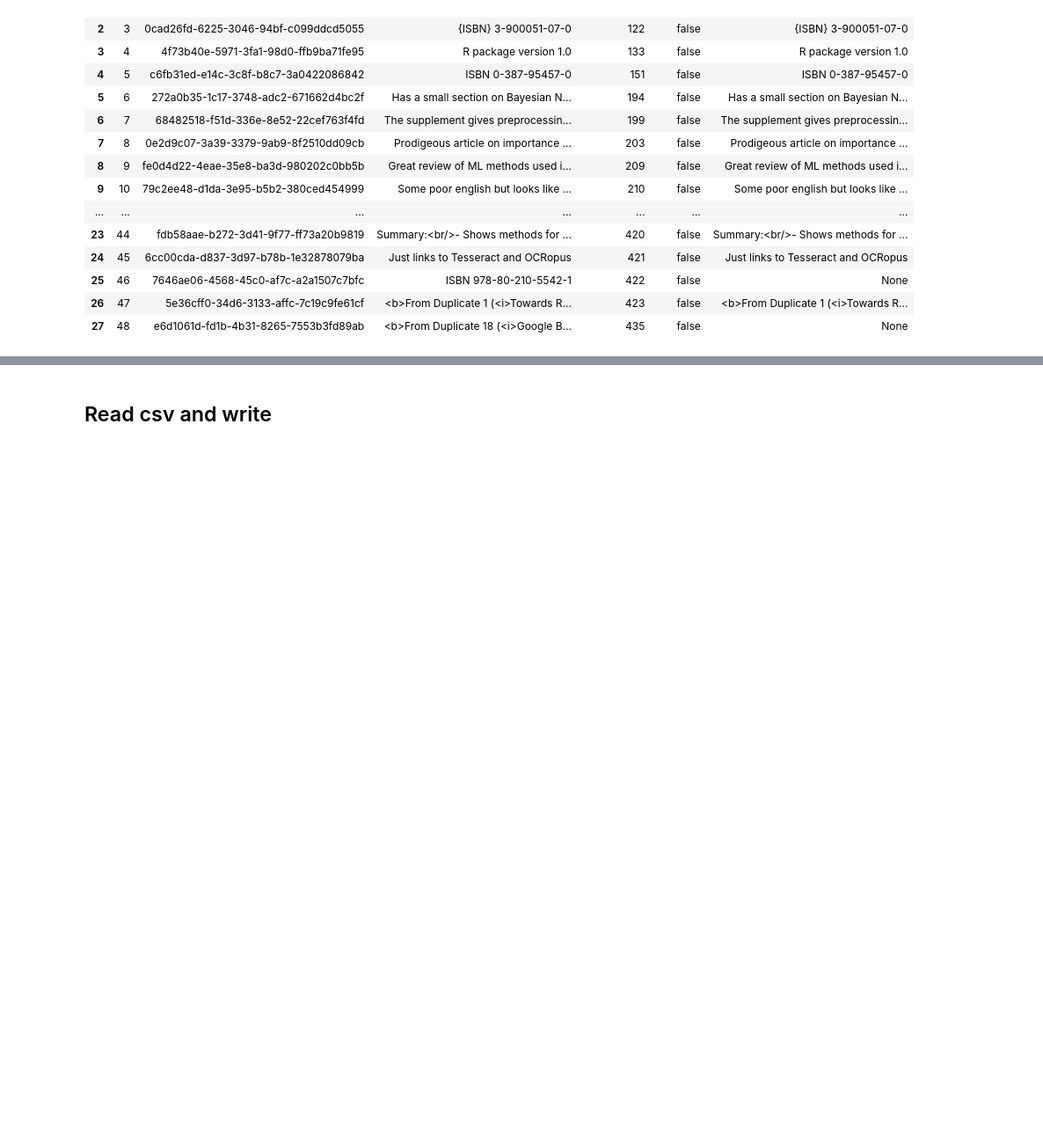
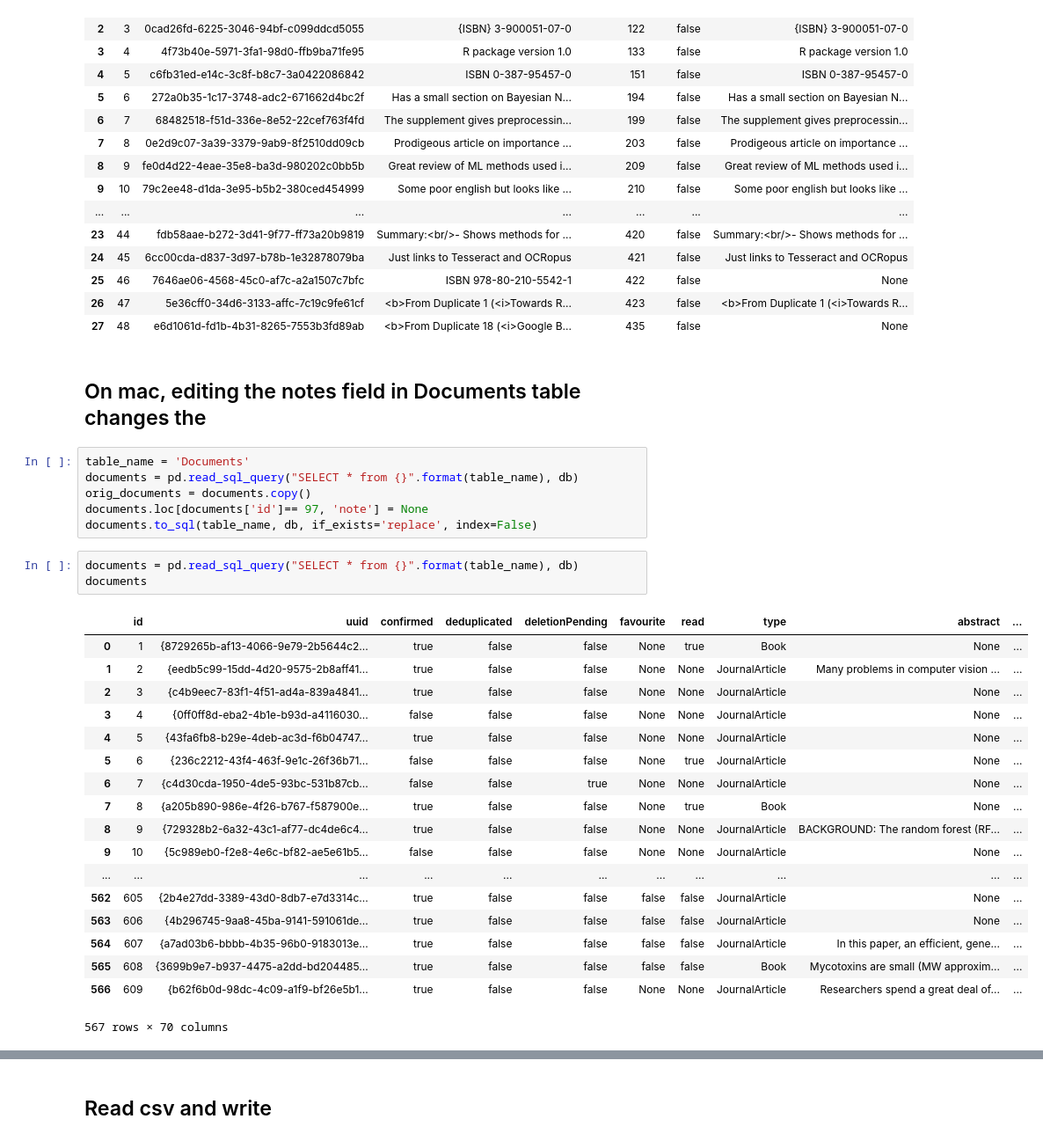
Before and after one commit to JamesOwers/mendeley-viz, a Jupyter notebook: Load csv to database.ipynb, the cells around one changed output, grey strips where cells are left out. Shown at 88% size. Drawn from its saved outputs; the diff is of its cells as text; blank space fills up the shorter version.

```diff
--- a/Load csv to database.ipynb
+++ b/Load csv to database.ipynb
@@ -92,3 +96,33 @@ notes
 | 25 | 46 | 7646ae06-4568-45c0-af7c-a2a1507c7bfc | ISBN 978-80-210-5542-1 | 422 | false | None |
 | 26 | 47 | 5e36cff0-34d6-3133-affc-7c19c9fe61cf | <b>From Duplicate 1 (<i>Towards R... | 423 | false | <b>From Duplicate 1 (<i>Towards R... |
 | 27 | 48 | e6d1061d-fd1b-4b31-8265-7553b3fd89ab | <b>From Duplicate 18 (<i>Google B... | 435 | false | None |
+# %% [markdown]
+## On mac, editing the notes field in Documents table changes the
+# %%
+table_name = 'Documents'
+documents = pd.read_sql_query("SELECT * from {}".format(table_name), db)
+orig_documents = documents.copy()
+documents.loc[documents['id']== 97, 'note'] = None
+documents.to_sql(table_name, db, if_exists='replace', index=False)
+# %%
+documents = pd.read_sql_query("SELECT * from {}".format(table_name), db)
+documents
+# %% [output]
+|  | id | uuid | confirmed | deduplicated | deletionPending | favourite | read | type | abstract | ... |
+| 0 | 1 | {8729265b-af13-4066-9e79-2b5644c2... | true | false | false | None | true | Book | None | ... |
+| 1 | 2 | {eedb5c99-15dd-4d20-9575-2b8aff41... | true | false | false | None | None | JournalArticle | Many problems in computer vision ... | ... |
+| 2 | 3 | {c4b9eec7-83f1-4f51-ad4a-839a4841... | true | false | false | None | None | JournalArticle | None | ... |
+| 3 | 4 | {0ff0ff8d-eba2-4b1e-b93d-a4116030... | false | false | false | None | None | JournalArticle | None | ... |
+| 4 | 5 | {43fa6fb8-b29e-4deb-ac3d-f6b04747... | true | false | false | None | None | JournalArticle | None | ... |
+| 5 | 6 | {236c2212-43f4-463f-9e1c-26f36b71... | false | false | false | None | true | JournalArticle | None | ... |
+| 6 | 7 | {c4d30cda-1950-4de5-93bc-531b87cb... | false | false | true | None | None | JournalArticle | None | ... |
+| 7 | 8 | {a205b890-986e-4f26-b767-f587900e... | true | false | false | None | true | Book | None | ... |
+| 8 | 9 | {729328b2-6a32-43c1-af77-dc4de6c4... | true | false | false | None | None | JournalArticle | BACKGROUND: The random forest (RF... | ... |
+| 9 | 10 | {5c989eb0-f2e8-4e6c-bf82-ae5e61b5... | false | false | false | None | None | JournalArticle | None | ... |
+| ... | ... | ... | ... | ... | ... | ... | ... | ... | ... | ... |
+| 562 | 605 | {2b4e27dd-3389-43d0-8db7-e7d3314c... | true | false | false | false | false | JournalArticle | None | ... |
+| 563 | 606 | {4b296745-9aa8-45ba-9141-591061de... | true | false | false | false | false | JournalArticle | None | ... |
+| 564 | 607 | {a7ad03b6-bbbb-4b35-96b0-9183013e... | true | false | false | false | false | JournalArticle | In this paper, an efficient, gene... | ... |
+| 565 | 608 | {3699b9e7-b937-4475-a2dd-bd204485... | true | false | false | false | false | Book | Mycotoxins are small (MW approxim... | ... |
+| 566 | 609 | {b62f6b0d-98dc-4c09-a1f9-bf26e5b1... | true | false | false | None | None | JournalArticle | Researchers spend a great deal of... | ... |
+567 rows × 70 columns
```
Also changed, not shown: parts of 6 cells of this notebook.
